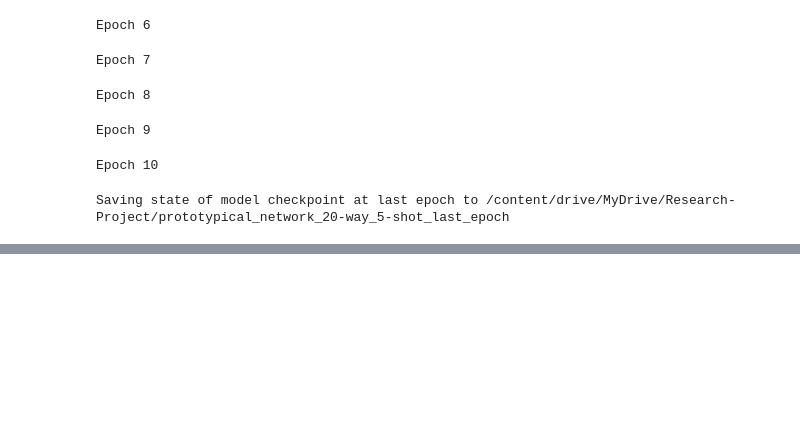
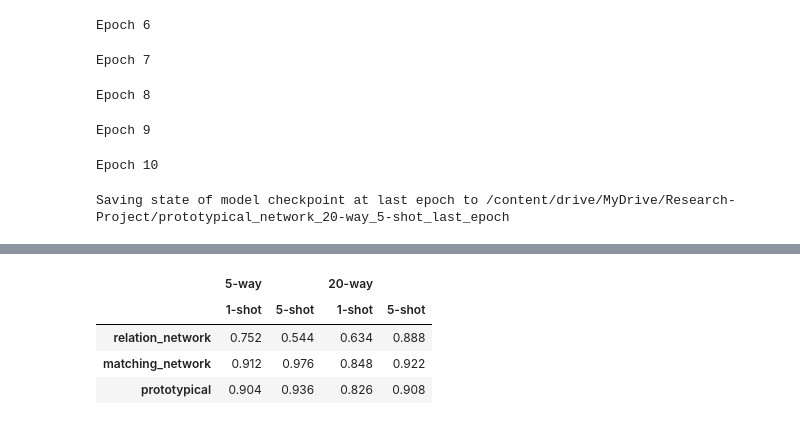
Before and after one commit to jwells52/creating-ai-enabled-systems, a Jupyter notebook: Research Project/notebooks/fsl_experiment1_new.ipynb, the cells around one changed output, grey strips where cells are left out. Cells and saved outputs as stored; diff of their text form; code cells hidden in the pictures; blank space fills up the shorter version.

```diff
--- a/Research Project/notebooks/fsl_experiment1_new.ipynb
+++ b/Research Project/notebooks/fsl_experiment1_new.ipynb
@@ -188,0 +191,12 @@ Saving state of model checkpoint at last epoch to /content/drive/MyDrive/Researc
+# %%
+def load_networks_from_checkpoint(key_name, n_ways, n_shots, backbone, network, **kwargs):
+    network_dict = dict()
+    for n_way in n_ways:
+        network_dict[n_way] = dict()
+        for n_shot in n_shots:
+
+            fsl_network = network(backbone, **kwargs)
+            fsl_network.load_state_dict(torch.load(f'/content/drive/MyDrive/Research-Project/{key_name}_{n_way}-way_{n_shot}-shot_last_epoch'))
+            network_dict[n_way][n_shot] = fsl_network.to(device)
+
+    return network_dict
@@ -275,14 +304,13 @@ finetuned_networks['relation_network'] = load_networks_from_checkpoint('relation
 # Load Matching Network checkpoints
 return_layer='layer4.1.bn2'
 cnn = resnet18()
-resnet_extractor = create_feature_extractor(cnn, return_nodes=[return_layer])
-feature_extractor = FeatureExtractor(resnet_extractor, return_layer)
+cnn.fc = torch.nn.Flatten()
 
-finetuned_networks['matching_network'] = load_networks_from_checkpoint('matching_network', n_ways, n_shots, feature_extractor, MatchingNetworks, feature_dimension=512)
+finetuned_networks['matching_network'] = load_networks_from_checkpoint('matching_network', n_ways, n_shots, cnn, MatchingNetworks, feature_dimension=512)
 # %%
 # Load Prototypical Network checkpoints
 cnn = resnet18()
 cnn.fc = torch.nn.Flatten()
-finetuned_networks['matching_network'] = load_networks_from_checkpoint('prototypical_network', n_ways, n_shots, feature_extractor, PrototypicalNetworks)
+finetuned_networks['prototypical'] = load_networks_from_checkpoint('prototypical_network', n_ways, n_shots, cnn, PrototypicalNetworks)
 # %%
-finetuned_acc_table = get_accuracy_table(finetuned_networks)
+finetuned_acc_table = get_accuracy_table(finetuned_networks, test_dataset, n_ways, n_shots, n_query, pretrained=False)
@@ -288,0 +330,8 @@ finetuned_acc_table = get_accuracy_table(finetuned_networks)
+# %%
+finetuned_acc_table
+# %% [output]
+|  | 5-way |  | 20-way |  |
+|  | 1-shot | 5-shot | 1-shot | 5-shot |
+| relation_network | 0.752 | 0.544 | 0.634 | 0.888 |
+| matching_network | 0.912 | 0.976 | 0.848 | 0.922 |
+| prototypical | 0.904 | 0.936 | 0.826 | 0.908 |
```
Also changed, not shown: parts of 15 cells of this notebook.
